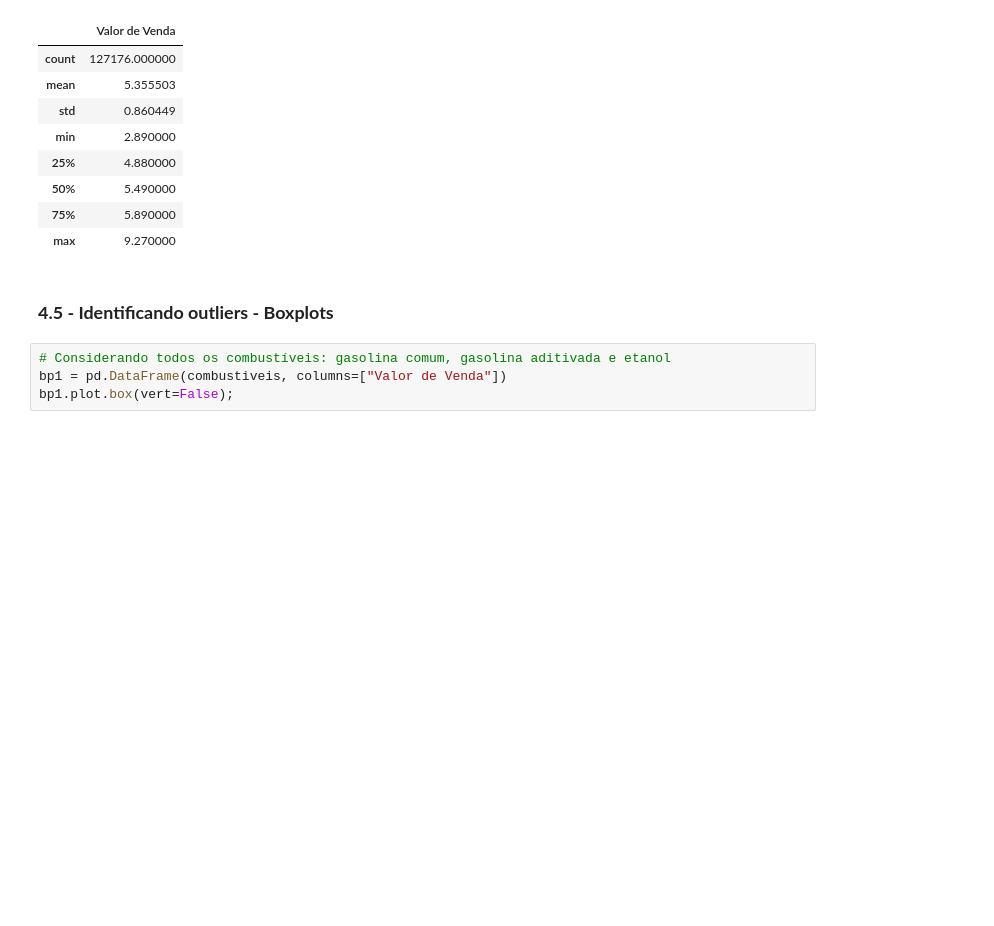
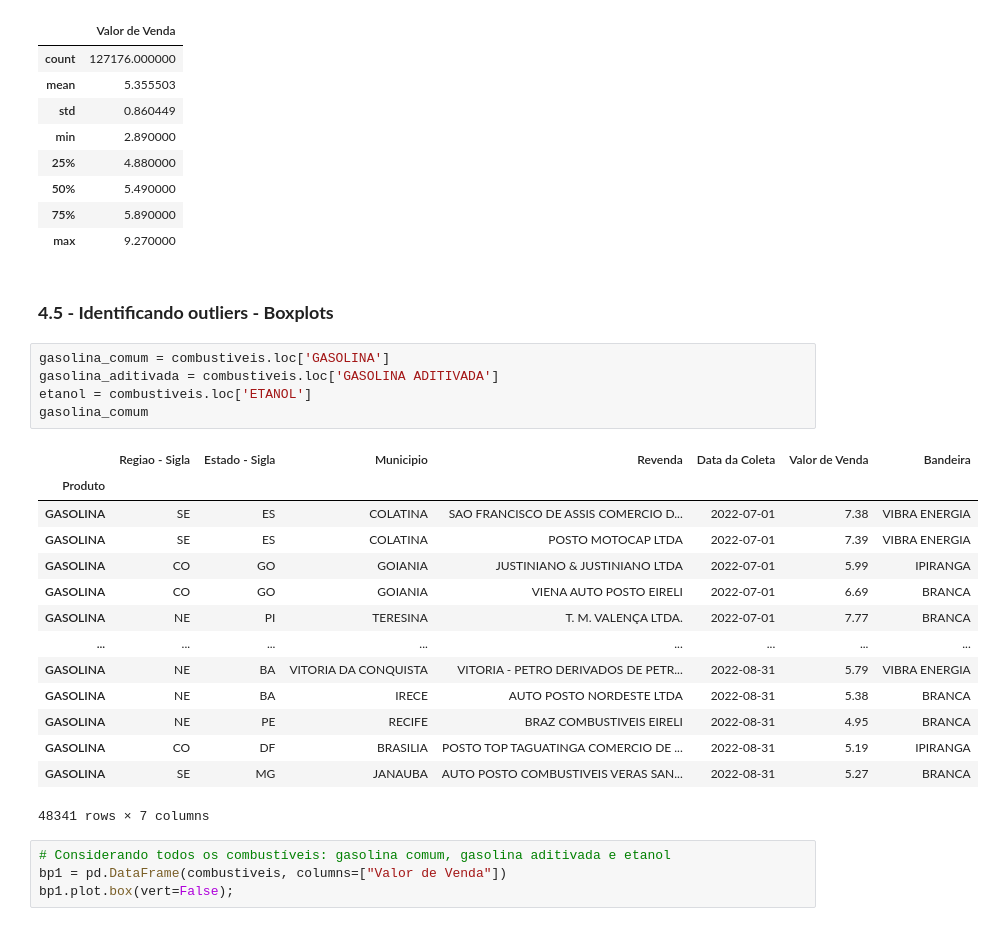
Before and after one commit to joaovictojuliao/Squad-2-M4, a Jupyter notebook: M4_Squad_2_Projeto_Final_análise_exploratória_preços_de_combustíveis_no_Brasil.ipynb, the cells around one changed output. Cells and saved outputs as stored; diff of their text form; blank space fills up the shorter version.

```diff
--- a/M4_Squad_2_Projeto_Final_análise_exploratória_preços_de_combustíveis_no_Brasil.ipynb
+++ b/M4_Squad_2_Projeto_Final_análise_exploratória_preços_de_combustíveis_no_Brasil.ipynb
@@ -194,6 +195,26 @@ combustiveis.describe()
 | max | 9.270000 |
 # %% [markdown]
 ### **4.5 - Identificando outliers - Boxplots**
+# %%
+gasolina_comum = combustiveis.loc['GASOLINA']
+gasolina_aditivada = combustiveis.loc['GASOLINA ADITIVADA']
+etanol = combustiveis.loc['ETANOL']
+gasolina_comum
+# %% [output]
+|  | Regiao - Sigla | Estado - Sigla | Municipio | Revenda | Data da Coleta | Valor de Venda | Bandeira |
+| Produto |  |  |  |  |  |  |  |
+| GASOLINA | SE | ES | COLATINA | SAO FRANCISCO DE ASSIS COMERCIO D... | 2022-07-01 | 7.38 | VIBRA ENERGIA |
+| GASOLINA | SE | ES | COLATINA | POSTO MOTOCAP LTDA | 2022-07-01 | 7.39 | VIBRA ENERGIA |
+| GASOLINA | CO | GO | GOIANIA | JUSTINIANO & JUSTINIANO LTDA | 2022-07-01 | 5.99 | IPIRANGA |
+| GASOLINA | CO | GO | GOIANIA | VIENA AUTO POSTO EIRELI | 2022-07-01 | 6.69 | BRANCA |
+| GASOLINA | NE | PI | TERESINA | T. M. VALENÇA LTDA. | 2022-07-01 | 7.77 | BRANCA |
+| ... | ... | ... | ... | ... | ... | ... | ... |
+| GASOLINA | NE | BA | VITORIA DA CONQUISTA | VITORIA - PETRO DERIVADOS DE PETR... | 2022-08-31 | 5.79 | VIBRA ENERGIA |
+| GASOLINA | NE | BA | IRECE | AUTO POSTO NORDESTE LTDA | 2022-08-31 | 5.38 | BRANCA |
+| GASOLINA | NE | PE | RECIFE | BRAZ COMBUSTIVEIS EIRELI | 2022-08-31 | 4.95 | BRANCA |
+| GASOLINA | CO | DF | BRASILIA | POSTO TOP TAGUATINGA COMERCIO DE ... | 2022-08-31 | 5.19 | IPIRANGA |
+| GASOLINA | SE | MG | JANAUBA | AUTO POSTO COMBUSTIVEIS VERAS SAN... | 2022-08-31 | 5.27 | BRANCA |
+48341 rows × 7 columns
 # %%
 # Considerando todos os combustíveis: gasolina comum, gasolina aditivada e etanol
 bp1 = pd.DataFrame(combustiveis, columns=["Valor de Venda"])
```
Also changed, not shown: parts of 35 cells of this notebook.
